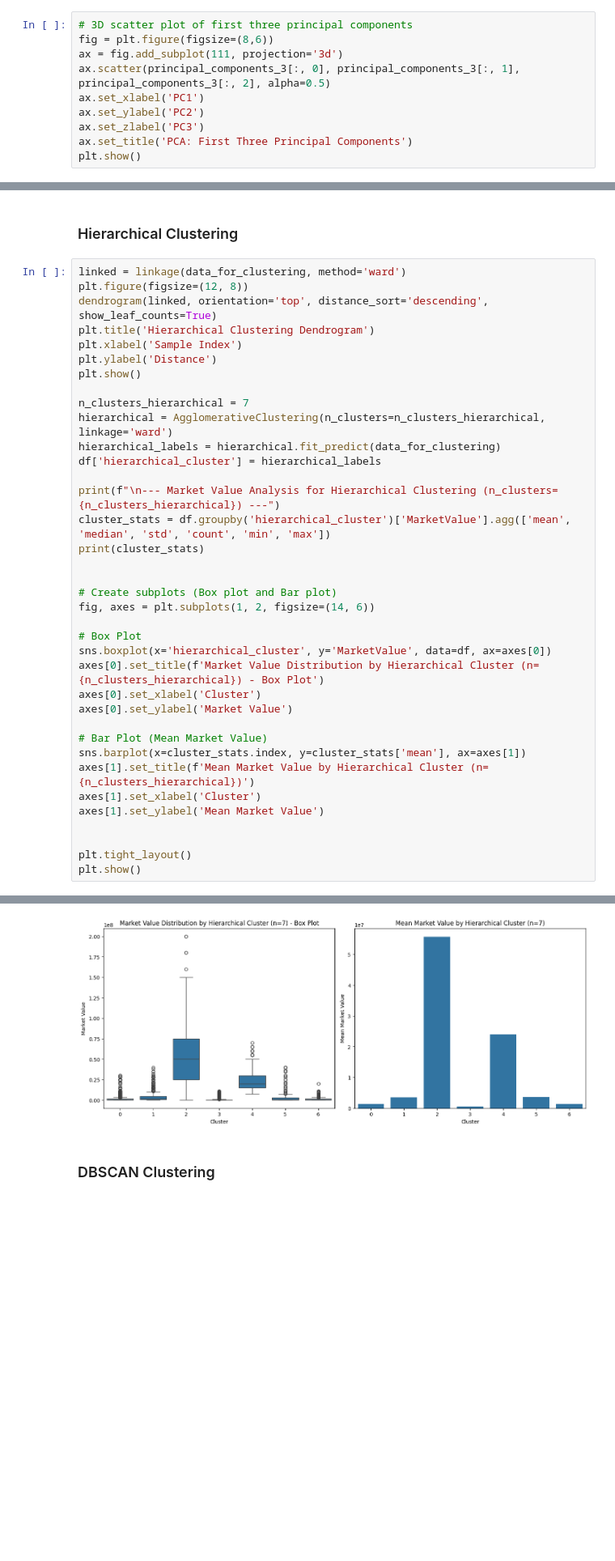
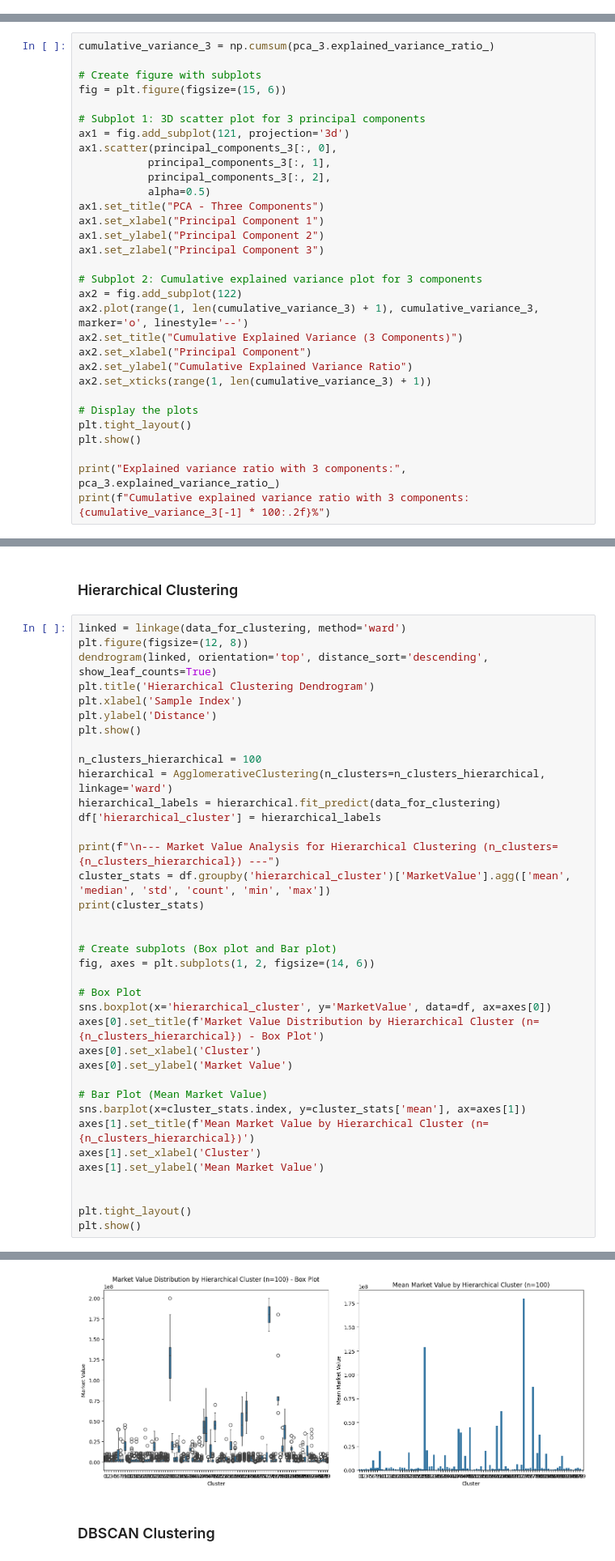
Before and after one commit to prnv19/FootballAnalytics, a Jupyter notebook: PCA_Clustering.ipynb, the cells around one changed output, grey strips where cells are left out. Shown at 81% size. Drawn from its saved outputs; the diff is of its cells as text; blank space fills up the shorter version.

Commit message:
PCA, CLusterin and ARM

```diff
--- a/PCA_Clustering.ipynb
+++ b/PCA_Clustering.ipynb
@@ -74,10 +63,0 @@ plt.show()
-# %%
-# 3D scatter plot of first three principal components
-fig = plt.figure(figsize=(8,6))
-ax = fig.add_subplot(111, projection='3d')
-ax.scatter(principal_components_3[:, 0], principal_components_3[:, 1], principal_components_3[:, 2], alpha=0.5)
-ax.set_xlabel('PC1')
-ax.set_ylabel('PC2')
-ax.set_zlabel('PC3')
-ax.set_title('PCA: First Three Principal Components')
-plt.show()
@@ -85,0 +93,31 @@ plt.show()
+# %%
+cumulative_variance_3 = np.cumsum(pca_3.explained_variance_ratio_)
+
+# Create figure with subplots
+fig = plt.figure(figsize=(15, 6))
+
+# Subplot 1: 3D scatter plot for 3 principal components
+ax1 = fig.add_subplot(121, projection='3d')
+ax1.scatter(principal_components_3[:, 0],
+           principal_components_3[:, 1],
+           principal_components_3[:, 2],
+           alpha=0.5)
+ax1.set_title("PCA - Three Components")
+ax1.set_xlabel("Principal Component 1")
+ax1.set_ylabel("Principal Component 2")
+ax1.set_zlabel("Principal Component 3")
+
+# Subplot 2: Cumulative explained variance plot for 3 components
+ax2 = fig.add_subplot(122)
+ax2.plot(range(1, len(cumulative_variance_3) + 1), cumulative_variance_3, marker='o', linestyle='--')
+ax2.set_title("Cumulative Explained Variance (3 Components)")
+ax2.set_xlabel("Principal Component")
+ax2.set_ylabel("Cumulative Explained Variance Ratio")
+ax2.set_xticks(range(1, len(cumulative_variance_3) + 1))
+
+# Display the plots
+plt.tight_layout()
+plt.show()
+
+print("Explained variance ratio with 3 components:", pca_3.explained_variance_ratio_)
+print(f"Cumulative explained variance ratio with 3 components: {cumulative_variance_3[-1] * 100:.2f}%")
@@ -267,7 +309,7 @@ plt.xlabel('Sample Index')
 plt.ylabel('Distance')
 plt.show()
 
-n_clusters_hierarchical = 7
+n_clusters_hierarchical = 100
 hierarchical = AgglomerativeClustering(n_clusters=n_clusters_hierarchical, linkage='ward')
 hierarchical_labels = hierarchical.fit_predict(data_for_clustering)
 df['hierarchical_cluster'] = hierarchical_labels
@@ -320,4 +359,4 @@ hierarchical_cluster
-[figure, old version]
+[figure, new version]
 # %% [markdown]
 ### DBSCAN Clustering
 # %%
```
Also changed, not shown: parts of 9 cells of this notebook.
